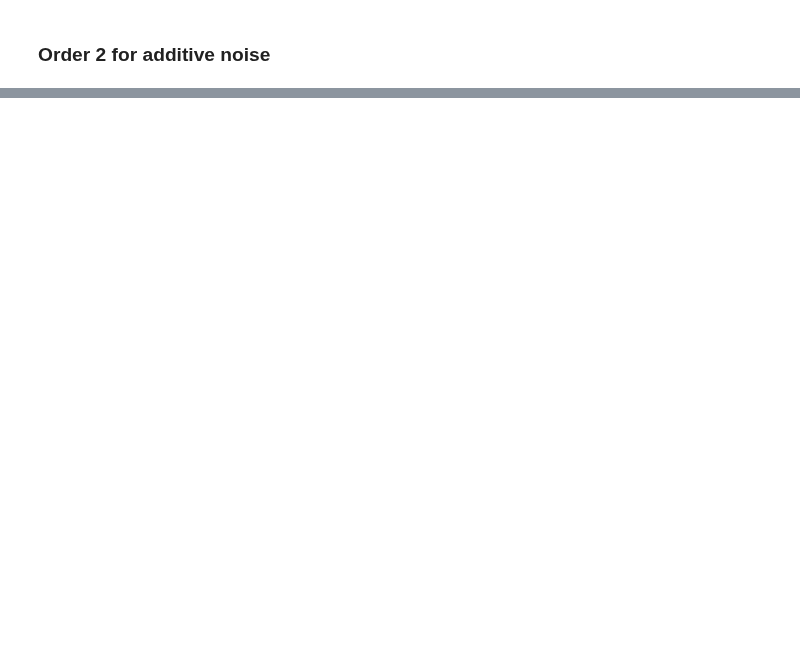
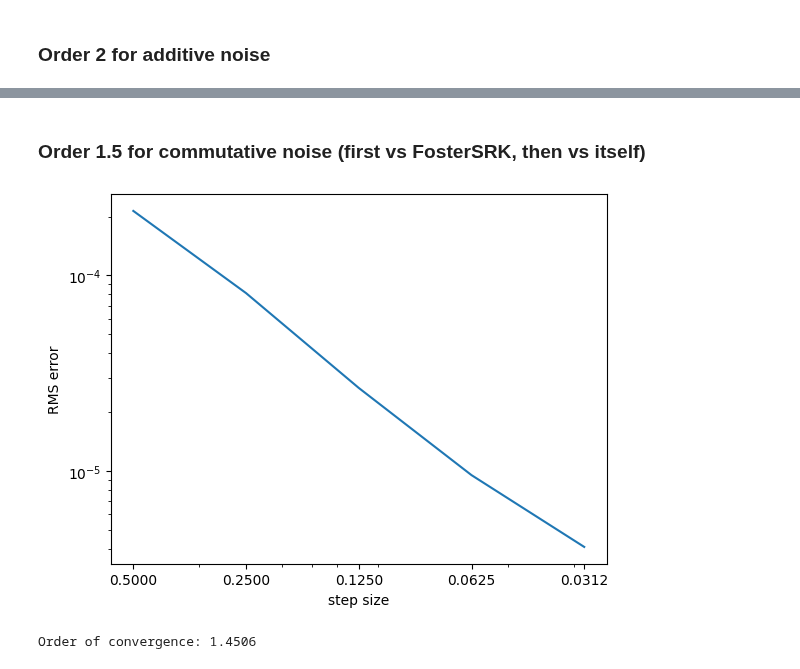
Before and after one commit to andyElking/diffrax_STLA, a Jupyter notebook: examples/srk_example.ipynb, the cells around one changed output, grey strips where cells are left out. Cells and saved outputs as stored; diff of their text form; code cells hidden in the pictures; blank space fills up the shorter version.

```diff
--- a/examples/srk_example.ipynb
+++ b/examples/srk_example.ipynb
@@ -342,0 +324,10 @@ Order of convergence: 1.9577
+# %% [markdown]
+### Order 1.5 for commutative noise (first vs FosterSRK, then vs itself)
+# %%
+hs, SLOWRK_errs_commutative_sde, _ = sde_solver_strong_order(
+    keys, commutative_sde_short, SLOW_RK(), FosterSRK(), 2**-11, dts=hs0
+)
+draw_order(hs, SLOWRK_errs_commutative_sde)
+# %% [output]
+[figure, added]
+Order of convergence: 1.4506
```
Also changed, not shown: parts of 14 cells of this notebook, 7 other files.
